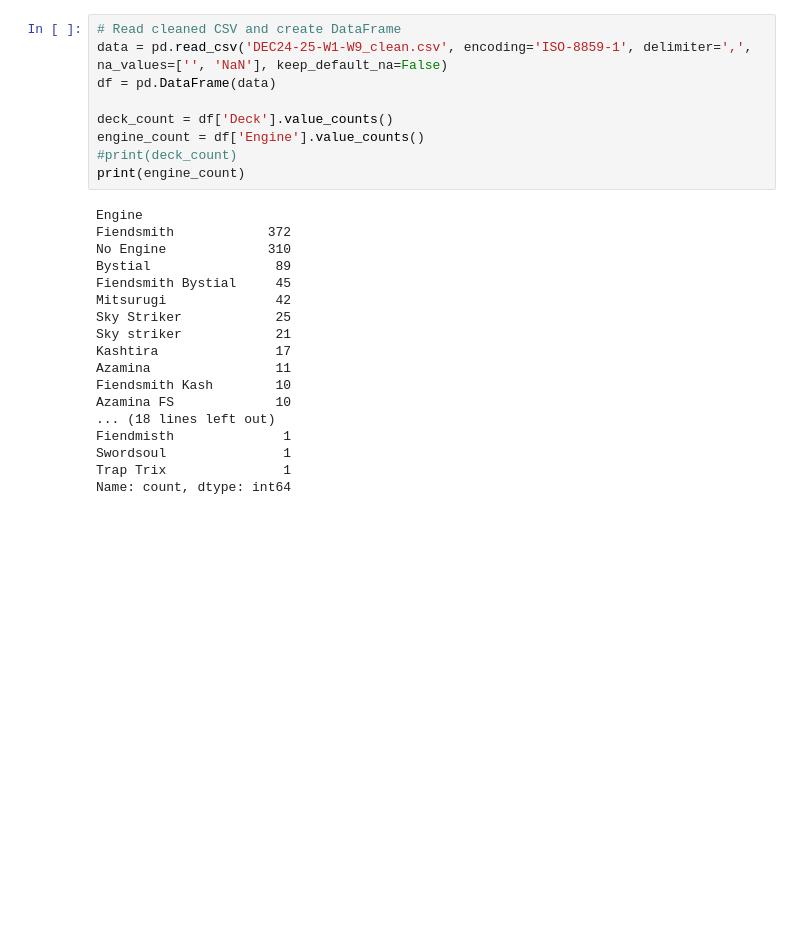
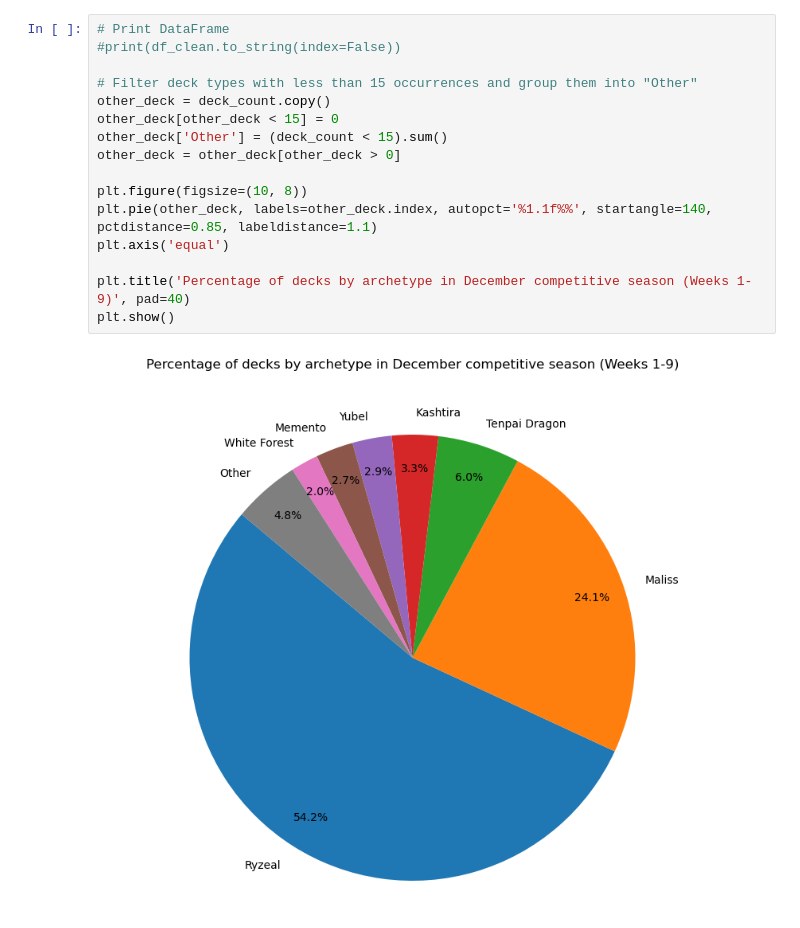
Before and after one commit to viktortrilar/data-analysis-projects, a Jupyter notebook: Yu-Gi-Oh_December_Format_Tournament_Performance.ipynb, the cells around one changed output. Drawn from its saved outputs; the diff is of its cells as text; blank space fills up the shorter version.

Commit message:
pie chart for decks and engines

```diff
--- a/Yu-Gi-Oh_December_Format_Tournament_Performance.ipynb
+++ b/Yu-Gi-Oh_December_Format_Tournament_Performance.ipynb
@@ -50,27 +67,18 @@ df_clean.to_csv('DEC24-25-W1-W9_clean.csv', index=False)
-# %%
-# Read cleaned CSV and create DataFrame
-data = pd.read_csv('DEC24-25-W1-W9_clean.csv', encoding='ISO-8859-1', delimiter=',', na_values=['', 'NaN'], keep_default_na=False)
-df = pd.DataFrame(data)
-
-deck_count = df['Deck'].value_counts()
-engine_count = df['Engine'].value_counts()
-#print(deck_count)
-print(engine_count)
-# %% [output]
-Engine
-Fiendsmith            372
-No Engine             310
-Bystial                89
-Fiendsmith Bystial     45
-Mitsurugi              42
-Sky Striker            25
-Sky striker            21
-Kashtira               17
-Azamina                11
-Fiendsmith Kash        10
-Azamina FS             10
-... (18 lines left out)
-Fiendmisth              1
-Swordsoul               1
-Trap Trix               1
-Name: count, dtype: int64
+# %%
+# Print DataFrame
+#print(df_clean.to_string(index=False))
+
+# Filter deck types with less than 15 occurrences and group them into "Other"
+other_deck = deck_count.copy()
+other_deck[other_deck < 15] = 0
+other_deck['Other'] = (deck_count < 15).sum()
+other_deck = other_deck[other_deck > 0]
+
+plt.figure(figsize=(10, 8))
+plt.pie(other_deck, labels=other_deck.index, autopct='%1.1f%%', startangle=140, pctdistance=0.85, labeldistance=1.1)
+plt.axis('equal')
+
+plt.title('Percentage of decks by archetype in December competitive season (Weeks 1-9)', pad=40)
+plt.show()
+# %% [output]
+[figure, added]
```
Also changed, not shown: parts of 2 cells of this notebook.
